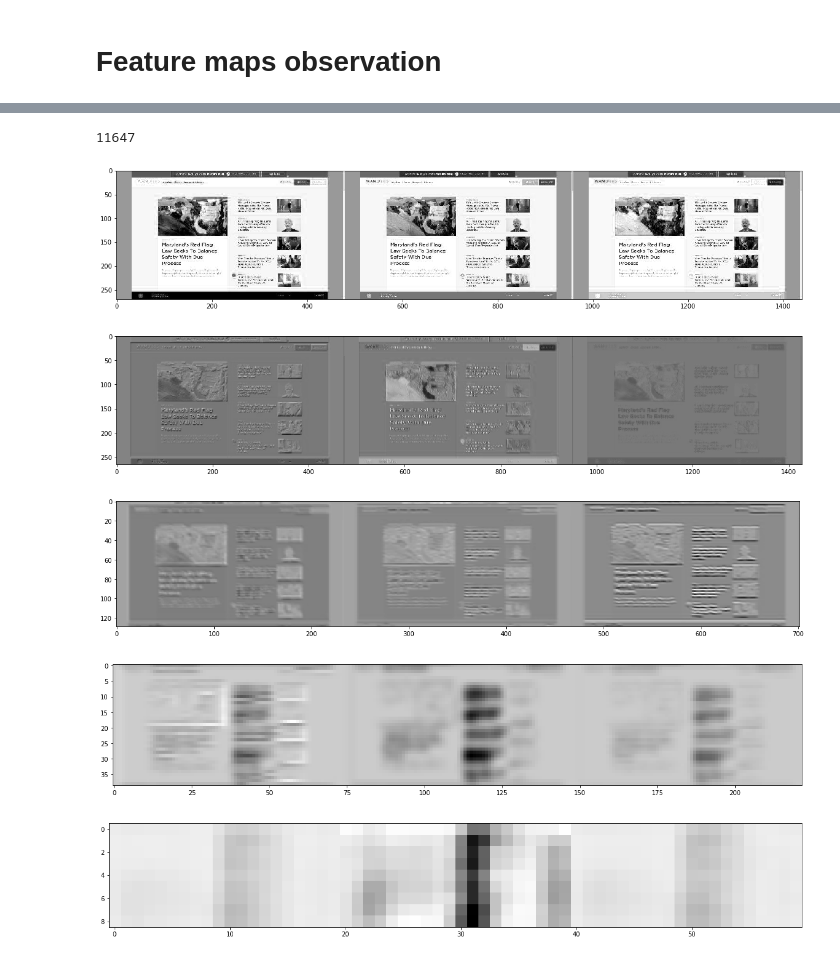
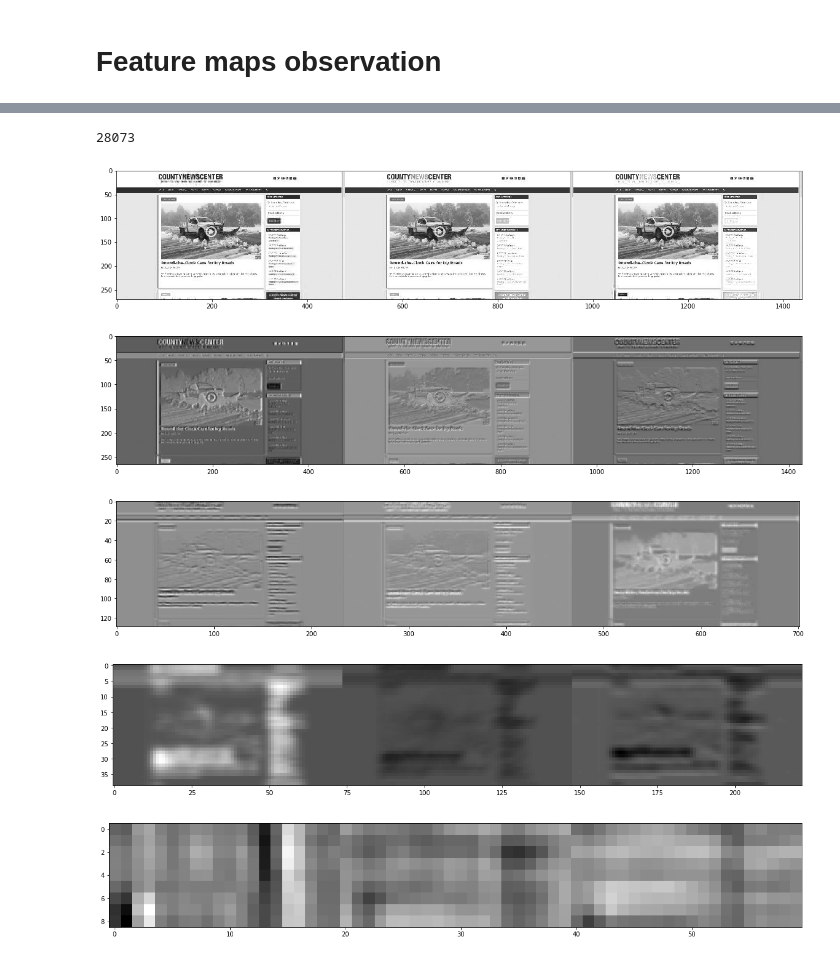
Before and after one commit to Simsso/Vision-Based-Page-Rank-Estimation, a Jupyter notebook: rank_predictor/rank_predictor/analysis/feature_maps_observation.ipynb, the cells around one changed output, grey strips where cells are left out. Cells and saved outputs as stored; diff of their text form; code cells hidden in the pictures.

```diff
--- a/rank_predictor/rank_predictor/analysis/feature_maps_observation.ipynb
+++ b/rank_predictor/rank_predictor/analysis/feature_maps_observation.ipynb
@@ -41,25 +21,31 @@ get_sample(0)
 # %%
-def show_activation(tensor: np.ndarray, num_channels: int = 3):
-    mat = np.concatenate(tensor[:num_channels], axis=1)
+def show_activation(tensor: np.ndarray, num_channels: int = 3, channel_indices=None):
+    if channel_indices is None:
+        channels = tensor[:num_channels]
+    else:
+        channels = [tensor[x] for x in channel_indices]
+    mat = np.concatenate(channels, axis=1)
     plt.figure(figsize = (20, 20))
     imgplot = plt.imshow(mat, cmap='gray')
-# %%
-sample = get_sample(60)
-# %%
-desktop = sample[1]
-mobile = sample[2]
-sample[0]
-# %% [output]
-11647
 # %%
-show_activation(desktop['img'])
-show_activation(desktop['conv1'])
-show_activation(desktop['conv2'])
-show_activation(desktop['conv3'])
-show_activation(desktop['conv4'])
+def show_sample(num: int):
+    sample = get_sample(num)
+
+    desktop = sample[1]
+    mobile = sample[2]
+    print(sample[0])
+
+    show_activation(desktop['img'])
+    show_activation(desktop['conv1'], channel_indices=[0, 9, 10])
+    show_activation(desktop['conv2'], channel_indices=[0, 9, 10])
+    show_activation(desktop['conv3'], channel_indices=[30, 43, 66])
+    show_activation(desktop['conv4'], channel_indices=[32, 33, 53])
-# %% [output]
-[figure, removed]
-[figure, removed]
-[figure, removed]
-[figure, removed]
-[figure, removed]
+# %%
+show_sample(7)
+# %% [output]
+28073
+[figure, added]
+[figure, added]
+[figure, added]
+[figure, added]
+[figure, added]
```
Also changed, not shown: parts of 3 cells of this notebook, 3 other files.
